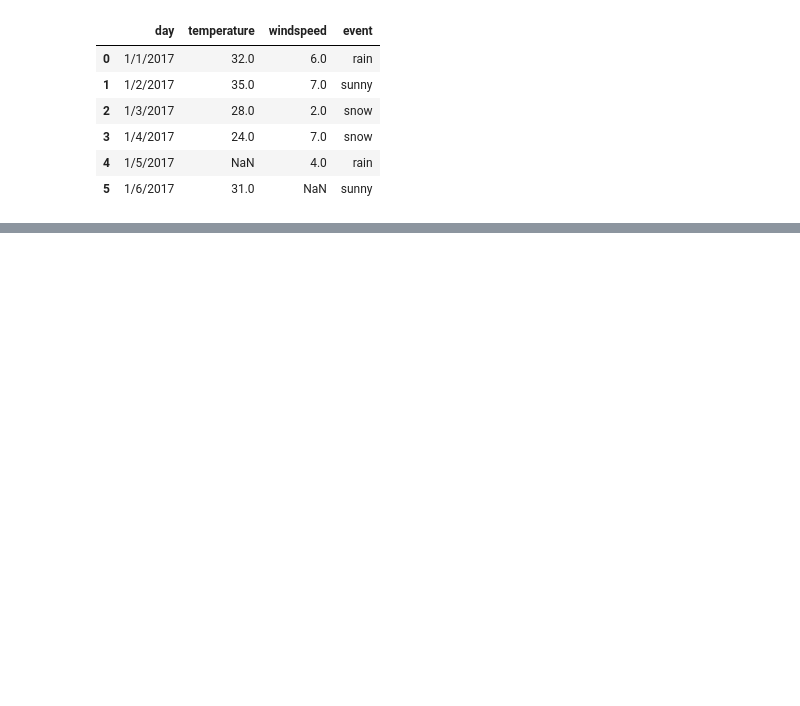
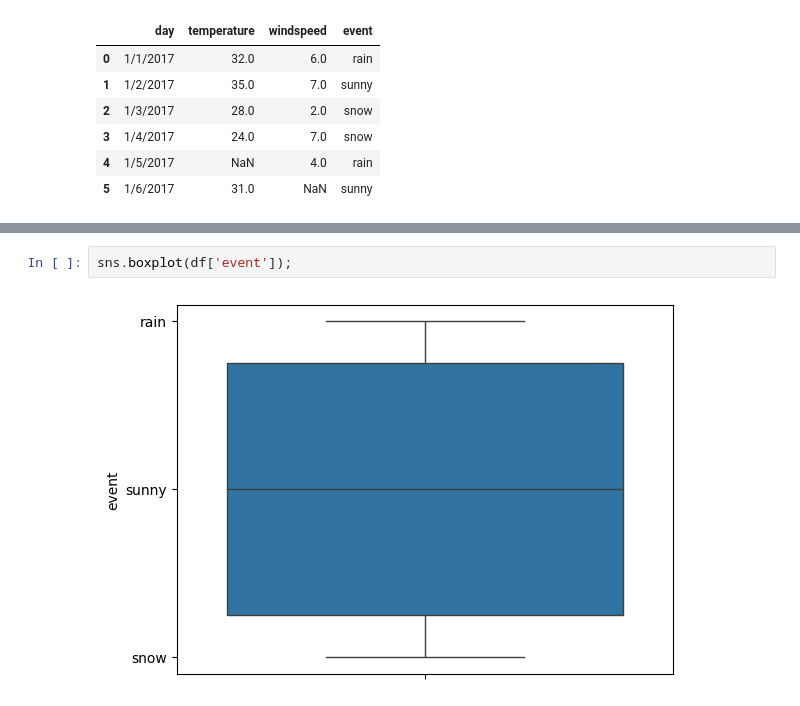
Before and after one commit to dinesh16adh/Pandas, a Jupyter notebook: handling_missing_values.ipynb, the cells around one changed output, grey strips where cells are left out. Saved outputs shown, nothing was run; the diff lists cells and outputs as text; blank space fills up the shorter version.

```diff
--- a/handling_missing_values.ipynb
+++ b/handling_missing_values.ipynb
@@ -26,0 +30,4 @@ sns.boxplot(df['temperature'])
+# %%
+sns.boxplot(df['event']);
+# %% [output]
+[figure, added]
```
Also changed, not shown: parts of 11 cells of this notebook, 1 other file.
